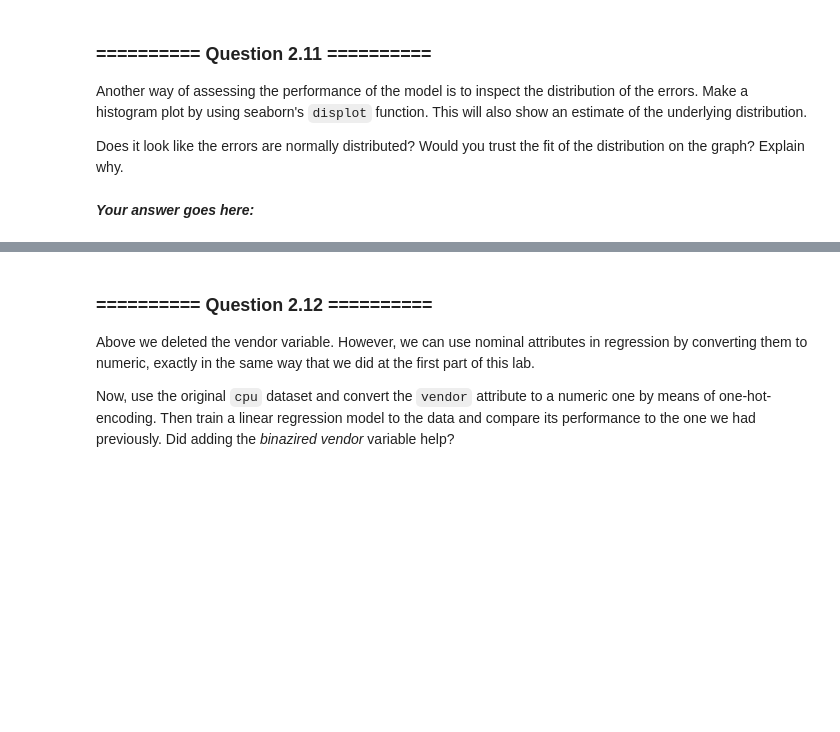
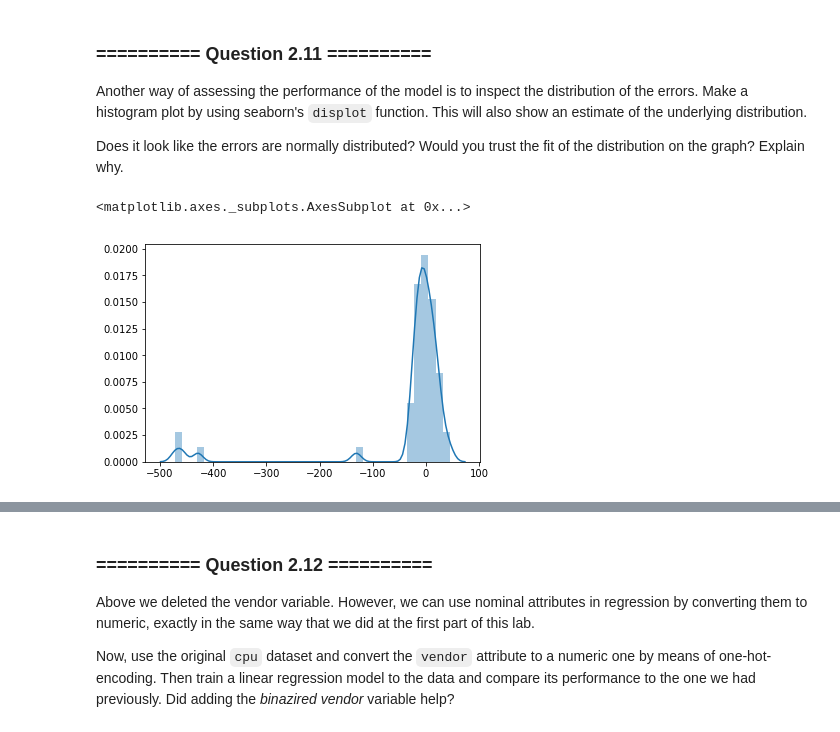
Before and after one commit to larswe/introductory-applied-machine-learning, a Jupyter notebook: Labs/02 - Decision Trees and Linear Regression.ipynb, the cells around one changed output, grey strips where cells are left out. Saved outputs shown, nothing was run; the diff lists cells and outputs as text; code cells hidden in the pictures; blank space fills up the shorter version.

```diff
--- a/Labs/02 - Decision Trees and Linear Regression.ipynb
+++ b/Labs/02 - Decision Trees and Linear Regression.ipynb
@@ -539,5 +611,8 @@ Another way of assessing the performance of the model is to inspect the distribu
 Does it look like the errors are normally distributed? Would you trust the fit of the distribution on the graph? Explain why.
 # %%
 # Your Code goes here:
+errors = lreg.predict(X_test) - y_test
+sns.distplot(tuple(errors))
+# %% [output]
+<matplotlib.axes._subplots.AxesSubplot at 0x...>
+[figure, added]
-# %% [markdown]
-***Your answer goes here:***
```
Also changed, not shown: parts of 24 cells of this notebook.
